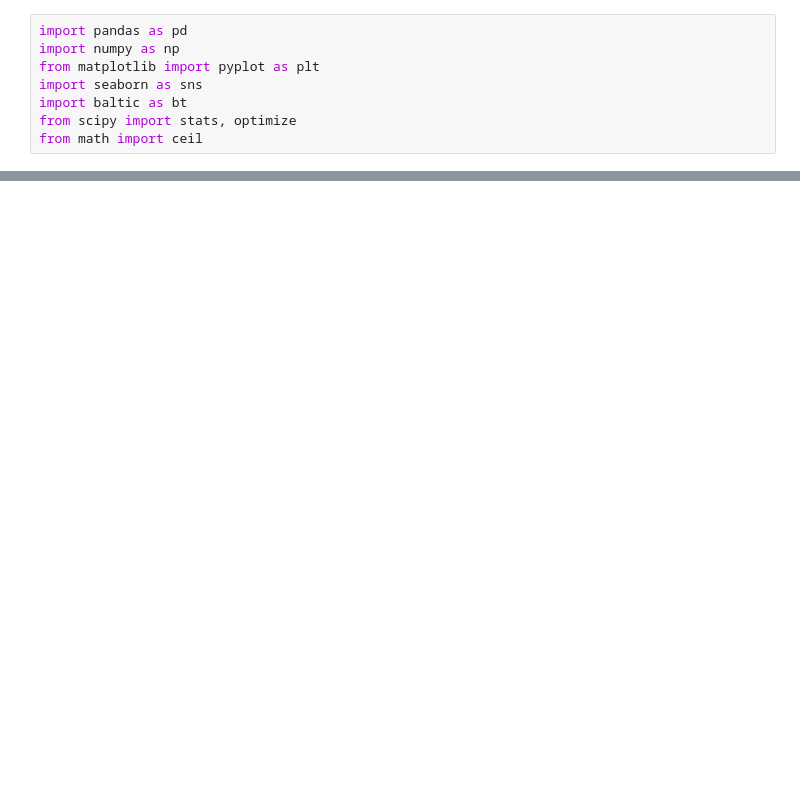
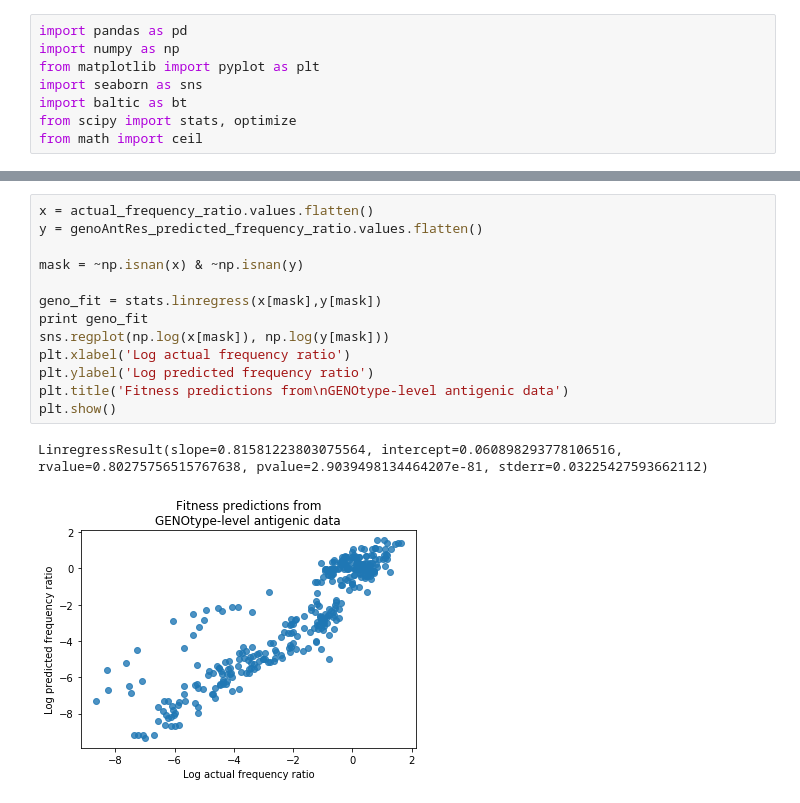
Before and after one commit to blab/dengue-antigenic-dynamics, a Jupyter notebook: scripts/frequencies/population-immunity/modularized-clade-exposure.ipynb, the cells around one changed output, grey strips where cells are left out. Saved outputs shown, nothing was run; the diff lists cells and outputs as text; blank space fills up the shorter version.

```diff
--- a/scripts/frequencies/population-immunity/modularized-clade-exposure.ipynb
+++ b/scripts/frequencies/population-immunity/modularized-clade-exposure.ipynb
@@ -168,0 +246,16 @@ LinregressResult(slope=-0.0044434915480637332, intercept=0.02817925021477383, rv
+# %%
+x = actual_frequency_ratio.values.flatten()
+y = genoAntRes_predicted_frequency_ratio.values.flatten()
+
+mask = ~np.isnan(x) & ~np.isnan(y)
+
+geno_fit = stats.linregress(x[mask],y[mask])
+print geno_fit
+sns.regplot(np.log(x[mask]), np.log(y[mask]))
+plt.xlabel('Log actual frequency ratio')
+plt.ylabel('Log predicted frequency ratio')
+plt.title('Fitness predictions from\nGENOtype-level antigenic data')
+plt.show()
+# %% [output]
+LinregressResult(slope=0.81581223803075564, intercept=0.060898293778106516, rvalue=0.80275756515767638, pvalue=2.9039498134464207e-81, stderr=0.03225427593662112)
+[figure, added]
```
Also changed, not shown: parts of 20 cells of this notebook.
